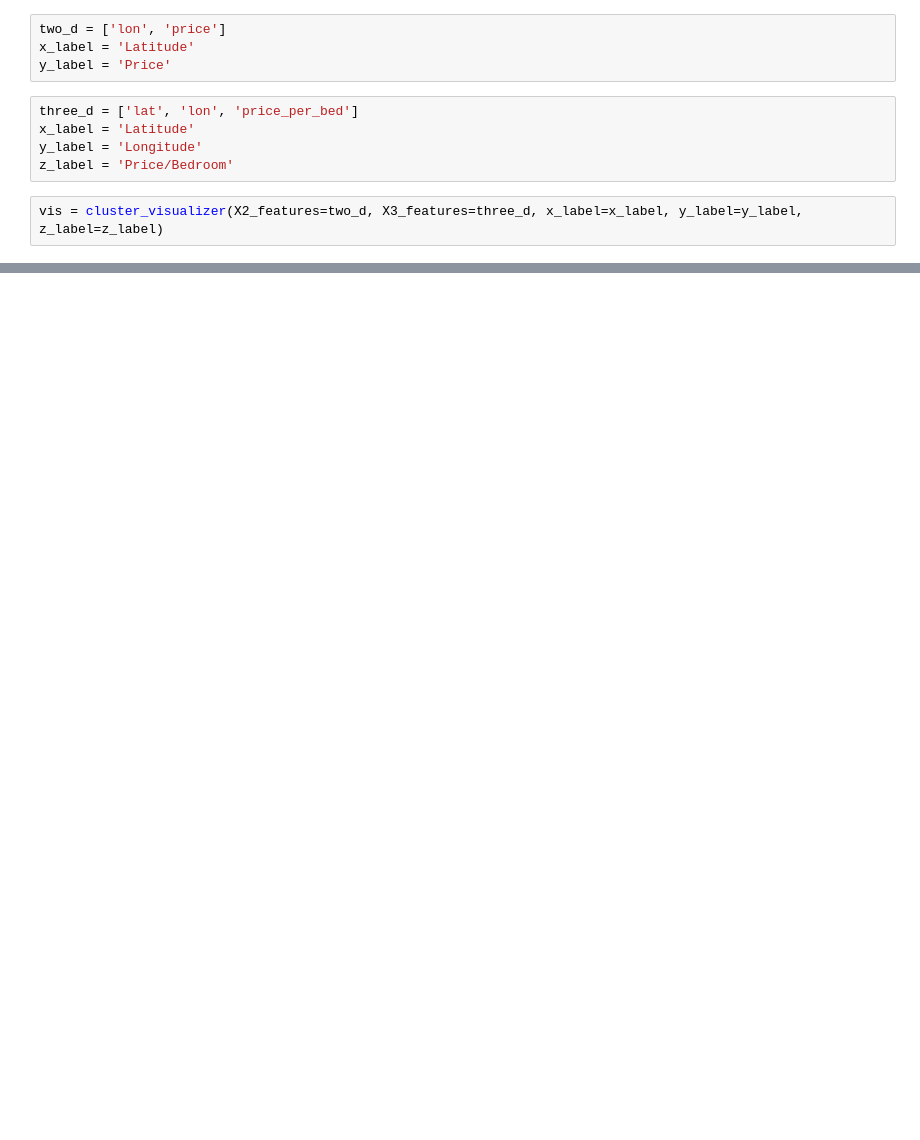
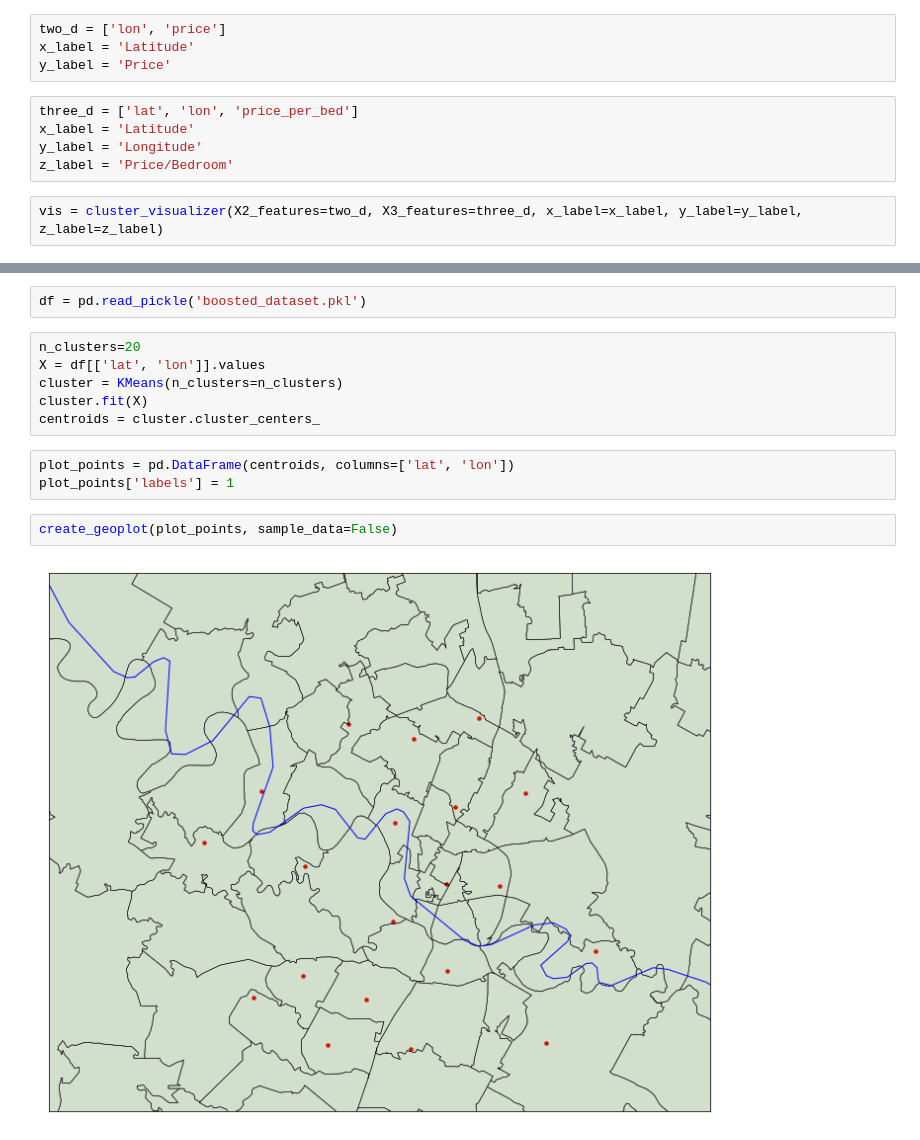
Before and after one commit to AustinMadert/real_estate_opportunity_lih, a Jupyter notebook: Visualizations.ipynb, the cells around one changed output, grey strips where cells are left out. Drawn from its saved outputs; the diff is of its cells as text; blank space fills up the shorter version.

Commit message:
Plotted centroids

```diff
--- a/Visualizations.ipynb
+++ b/Visualizations.ipynb
@@ -23,0 +26,15 @@ KeyError: "['price_per_bed'] not in index"
+# %%
+df = pd.read_pickle('boosted_dataset.pkl')
+# %%
+n_clusters=20
+X = df[['lat', 'lon']].values
+cluster = KMeans(n_clusters=n_clusters)
+cluster.fit(X)
+centroids = cluster.cluster_centers_
+# %%
+plot_points = pd.DataFrame(centroids, columns=['lat', 'lon'])
+plot_points['labels'] = 1
+# %%
+create_geoplot(plot_points, sample_data=False)
+# %% [output]
+[figure, added]
```
Also changed, not shown: parts of 3 cells of this notebook, 3 other files.
